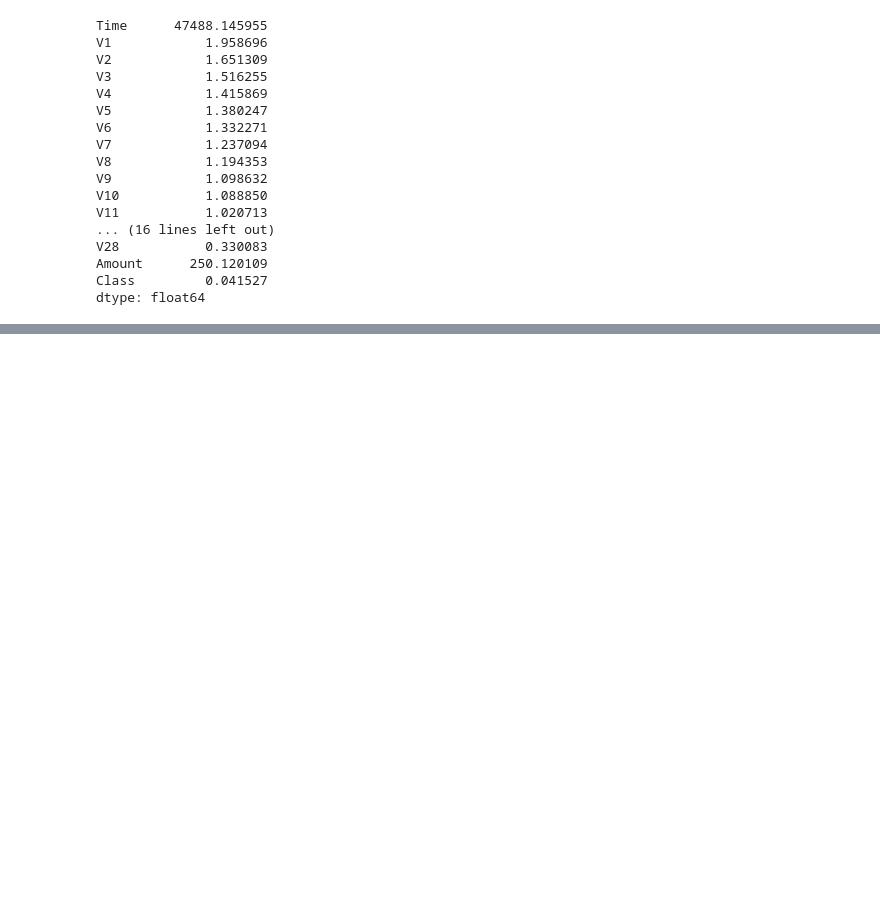
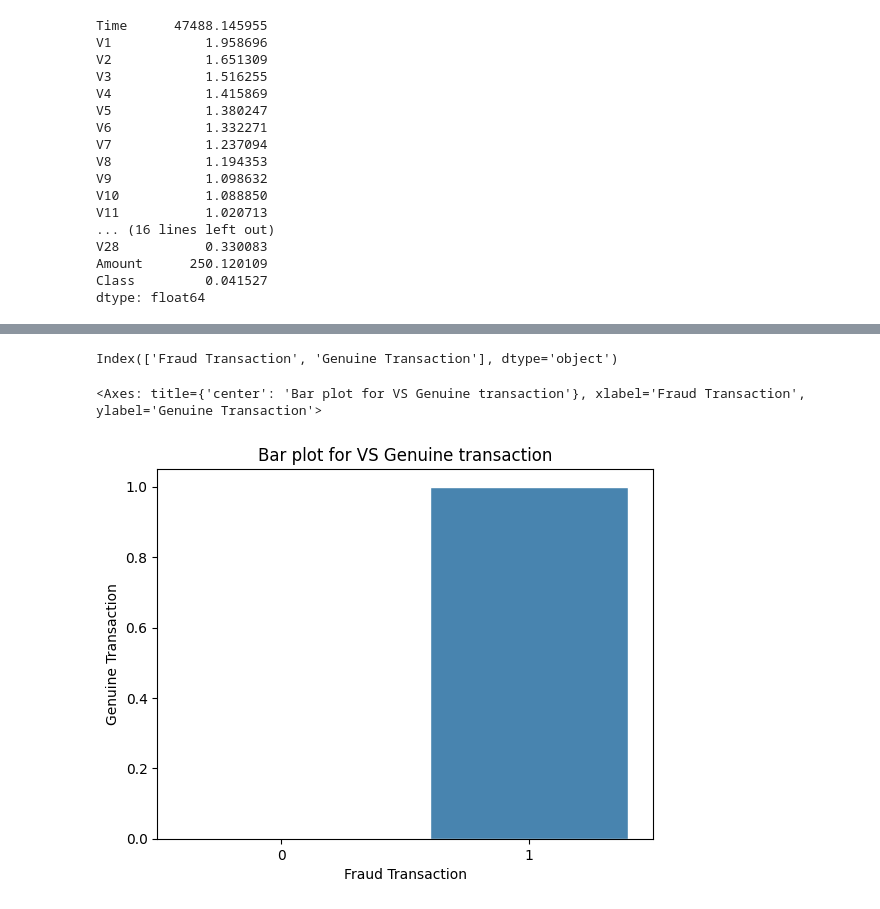
Before and after one commit to PotlachervuSrilatha/Credit_card_fraud_detection, a Jupyter notebook: Credit_card_fraud_detection_Project.ipynb, the cells around one changed output, grey strips where cells are left out. Saved outputs shown, nothing was run; the diff lists cells and outputs as text; code cells hidden in the pictures; blank space fills up the shorter version.

```diff
--- a/Credit_card_fraud_detection_Project.ipynb
+++ b/Credit_card_fraud_detection_Project.ipynb
@@ -341,3 +266,0 @@ Hence, we can drop the `Time` column.
-# %%
-# Dropping the Time column
-df.drop('Time', axis=1, inplace=True)
@@ -1018,0 +269,10 @@ Threshold= 0.82052475
+# %%
+nfcount=0
+notFraud=df["Class"]
+for i in range(len(notFraud)):
+  if notFraud[i]==0:
+    nfcount=nfcount+1
+
+nfcount
+per_nf=(nfcount/len(notFraud))*100
+print("Percentage of total not fraud transcation in the dataset:",per_nf)
@@ -1018,0 +283,10 @@ Threshold= 0.82052475
+# %%
+fcount=0
+Fraud=df["Class"]
+for i in range(len(Fraud)):
+  if Fraud[i]==1:
+    fcount=fcount+1
+
+fcount
+per_f=(fcount/len(Fraud))*100
+print("Percentage of total fraud transcation in the dataset:",per_f)
@@ -1018,0 +295,5 @@ Threshold= 0.82052475
+# %%
+plot_df=pd.DataFrame()
+plot_df["Fraud Transaction"]=Fraud
+plot_df["Genuine Transaction"]=notFraud
+plot_df
@@ -1018,0 +314,10 @@ Threshold= 0.82052475
+# %%
+print(plot_df.columns)
+# %% [output]
+Index(['Fraud Transaction', 'Genuine Transaction'], dtype='object')
+# %%
+plt.title("Bar plot for VS Genuine transaction")
+sns.barplot(x="Fraud Transaction", y="Genuine Transaction", data=plot_df, palette="Blues", edgecolor="w")
+# %% [output]
+<Axes: title={'center': 'Bar plot for VS Genuine transaction'}, xlabel='Fraud Transaction', ylabel='Genuine Transaction'>
+[figure, added]
```
Also changed, not shown: parts of 139 cells of this notebook.
